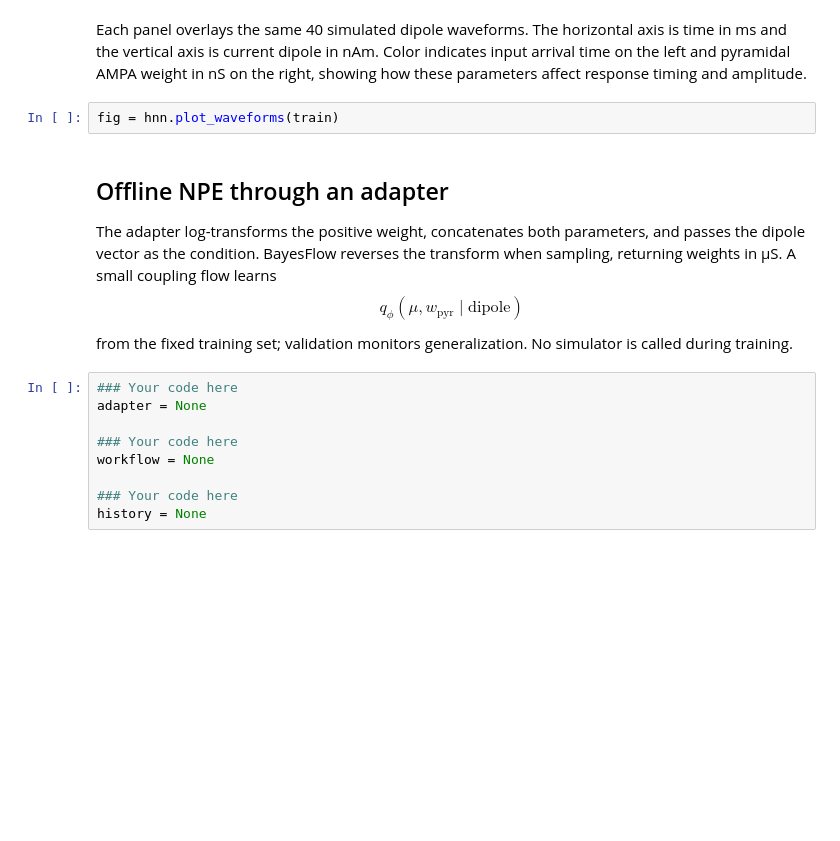
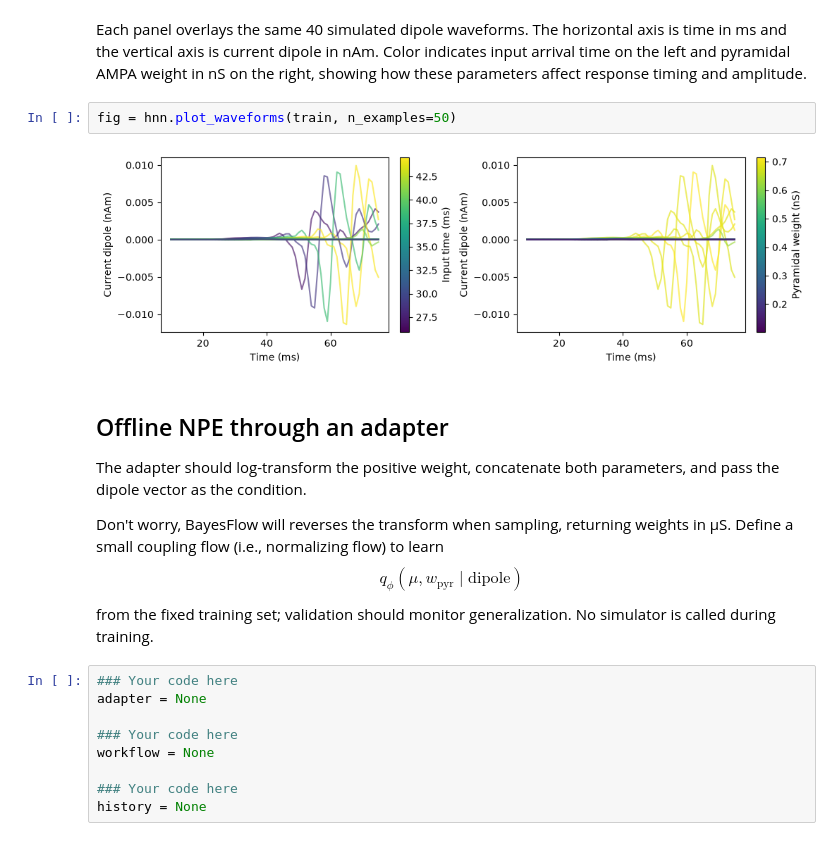
Before and after one commit to bayesflow-org/ai4science, a Jupyter notebook: tutorials/hnn-npe.ipynb, the cells around one changed output. Cells and saved outputs as stored; diff of their text form; blank space fills up the shorter version.

```diff
--- a/tutorials/hnn-npe.ipynb
+++ b/tutorials/hnn-npe.ipynb
@@ -42,11 +43,15 @@ print({key: values.shape for key, values in train.items()})
 # %% [markdown]
 Each panel overlays the same 40 simulated dipole waveforms. The horizontal axis is time in ms and the vertical axis is current dipole in nAm. Color indicates input arrival time on the left and pyramidal AMPA weight in nS on the right, showing how these parameters affect response timing and amplitude.
 # %%
-fig = hnn.plot_waveforms(train)
+fig = hnn.plot_waveforms(train, n_examples=50)
+# %% [output]
+[figure, added]
 # %% [markdown]
 ## Offline NPE through an adapter
 
-The adapter log-transforms the positive weight, concatenates both parameters, and passes the dipole vector as the condition. BayesFlow reverses the transform when sampling, returning weights in µS. A small coupling flow learns $$q_\phi(\mu, w_{\mathrm{pyr}} \mid \mathrm{dipole})$$ from the fixed training set; validation monitors generalization. No simulator is called during training.
+The adapter should log-transform the positive weight, concatenate both parameters, and pass the dipole vector as the condition.
+
+Don't worry, BayesFlow will reverses the transform when sampling, returning weights in µS. Define a small coupling flow (i.e., normalizing flow) to learn $$q_\phi(\mu, w_{\mathrm{pyr}} \mid \mathrm{dipole})$$ from the fixed training set; validation should monitor generalization. No simulator is called during training.
 # %%
 ### Your code here
 adapter = None
```
Also changed, not shown: parts of 6 cells of this notebook, 5 other files.
